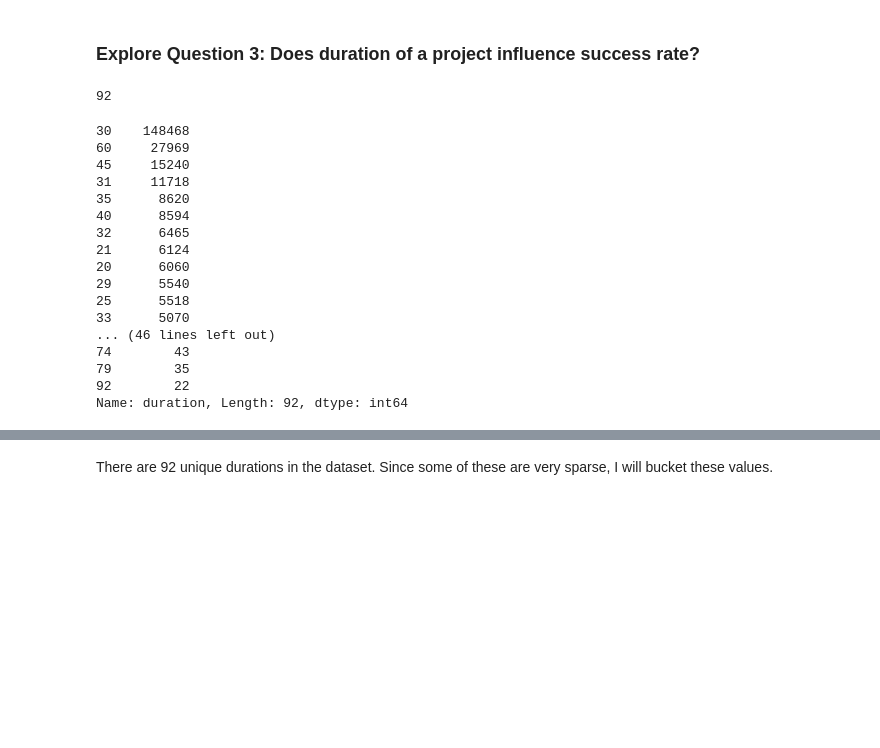
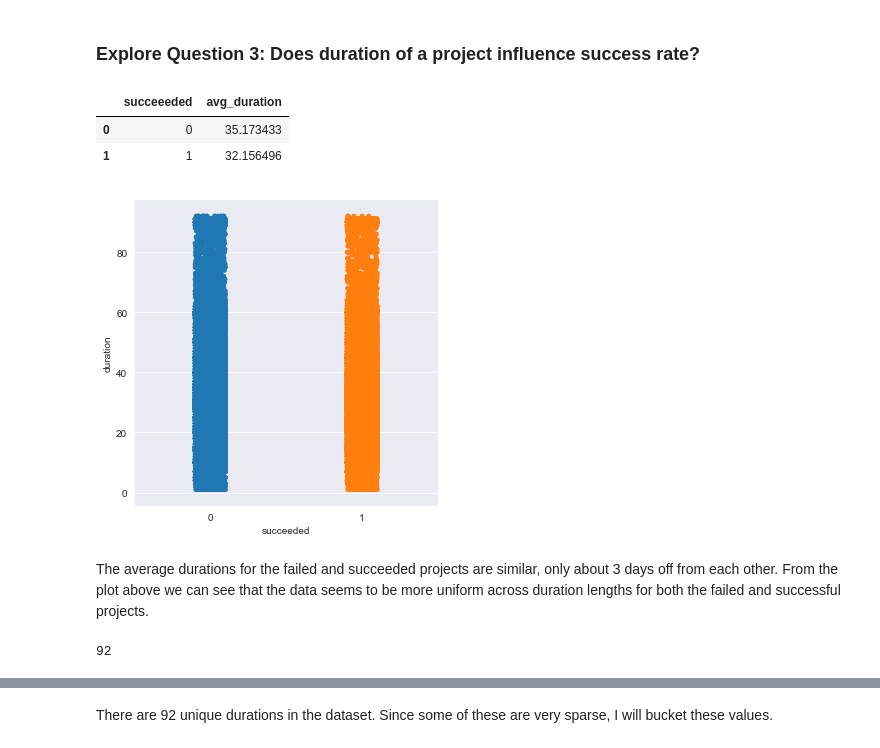
Before and after one commit to cnspatino/Kickstarter_Analysis, a Jupyter notebook: Kickstarter_analysis.ipynb, the cells around one changed output, grey strips where cells are left out. Saved outputs shown, nothing was run; the diff lists cells and outputs as text; code cells hidden in the pictures; blank space fills up the shorter version.

```diff
--- a/Kickstarter_analysis.ipynb
+++ b/Kickstarter_analysis.ipynb
@@ -633,28 +638,24 @@ usd_goal_bucket
 From the plot above, we can see that with increasing goal buckets, the proportion of successful projects decreases. The lowest bucket (0 to $5000) has almost a 50% success rate, while the highest bucket has only a 13% success rate.
 # %% [markdown]
 ### Explore Question 3: Does duration of a project influence success rate?
+# %%
+# group by succeeded and get average duration
+average_goal = df_completed.groupby('succeeded').mean()['duration'].reset_index()
+average_goal.columns = ['succeeeded','avg_duration']
+average_goal
+# %% [output]
+|  | succeeeded | avg_duration |
+| 0 | 0 | 35.173433 |
+| 1 | 1 | 32.156496 |
+# %%
+# create category plot
+sns.catplot(x="succeeded", y="duration", data=df_completed);
+# %% [output]
+[figure, added]
+# %% [markdown]
+The average durations for the failed and succeeded projects are similar, only about 3 days off from each other. From the plot above we can see that the data seems to be more uniform across duration lengths for both the failed and successful projects.
 # %%
 # get number of unique duration lengths
 df_completed.duration.nunique()
 # %% [output]
 92
-# %%
-df_completed.duration.value_counts()
-# %% [output]
-30    148468
-60     27969
-45     15240
-31     11718
-35      8620
-40      8594
-32      6465
-21      6124
-20      6060
-29      5540
-25      5518
-33      5070
-... (46 lines left out)
-74        43
-79        35
-92        22
-Name: duration, Length: 92, dtype: int64
```
Also changed, not shown: parts of 10 cells of this notebook.
